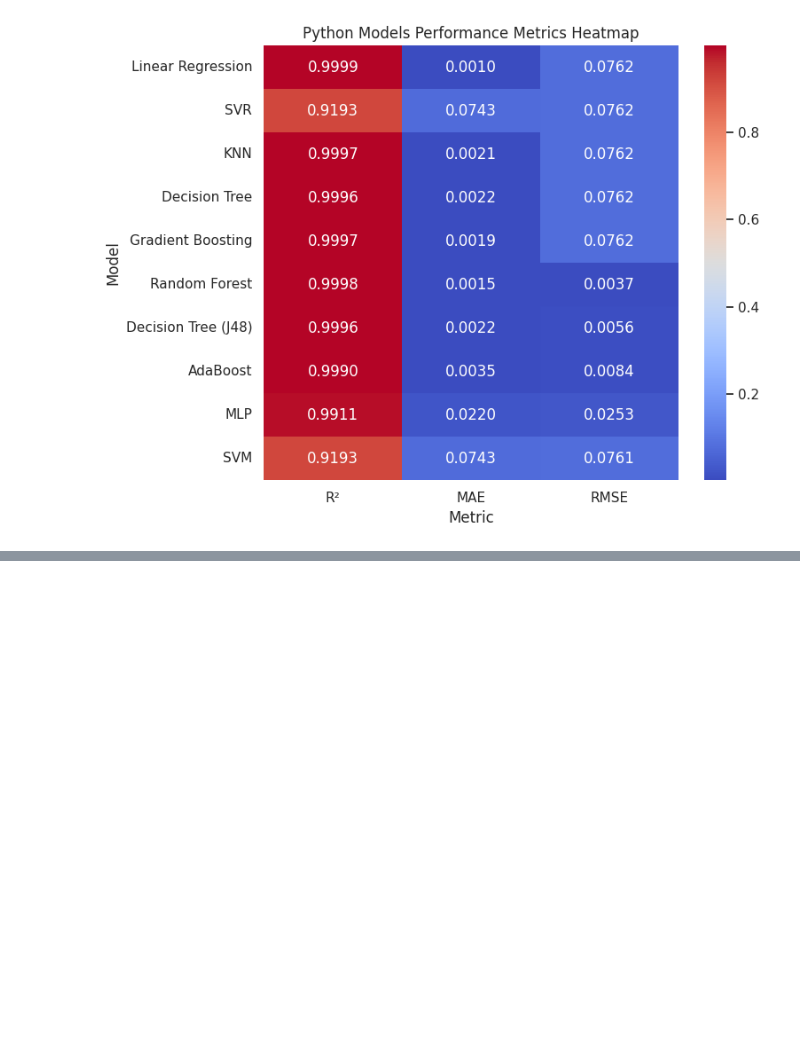
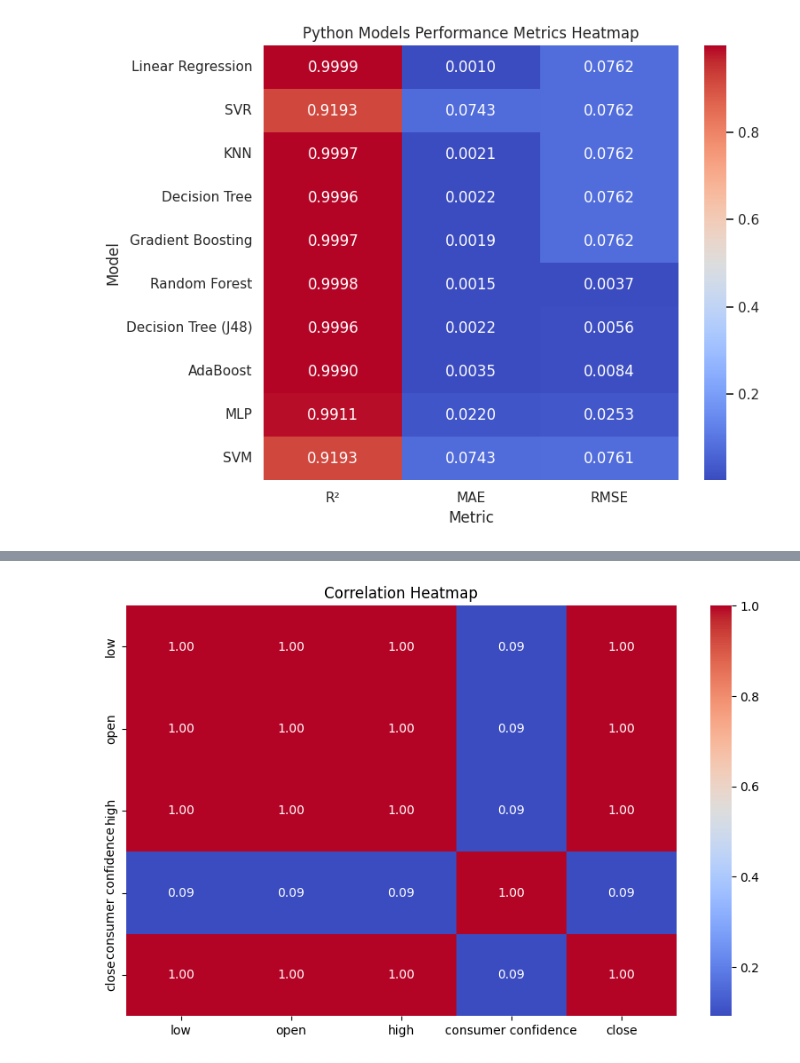
Before and after one commit to Mysterio1248/Capstone-II, a Jupyter notebook: capstone-ii.ipynb, the cells around one changed output, grey strips where cells are left out. Cells and saved outputs as stored; diff of their text form; code cells hidden in the pictures; blank space fills up the shorter version.

Commit message:
Kaggle Notebook | Capstone II | Version 4

```diff
--- a/capstone-ii.ipynb
+++ b/capstone-ii.ipynb
@@ -884,0 +887,92 @@ WEKA Models Performance Metrics:
+# %%
+import pandas as pd
+import numpy as np
+import seaborn as sns
+import matplotlib.pyplot as plt
+from sklearn.ensemble import RandomForestRegressor
+from sklearn.feature_selection import mutual_info_regression
+
+
+file_path = '/kaggle/input/selected-features-data/selected_features_data.csv'
+df = pd.read_csv(file_path)
+
+print("Dataset Overview:")
+print(df.describe())
+
+# 1. Correlation Analysis
+print("\nCorrelation Matrix:")
+correlation_matrix = df.corr()
+print(correlation_matrix)
+
+# Heatmap for visualization
+plt.figure(figsize=(10, 6))
+sns.heatmap(correlation_matrix, annot=True, cmap='coolwarm', fmt=".2f")
+plt.title("Correlation Heatmap")
+plt.show()
+
+# 2. Feature Importance with Random Forest
+X = df.drop(columns=['close'])
+y = df['close']
+
+# Train a Random Forest Regressor
+rf = RandomForestRegressor(n_estimators=100, random_state=42)
+rf.fit(X, y)
+
+# Extract feature importances
+feature_importances = pd.DataFrame({
+    'Feature': X.columns,
+    'Importance': rf.feature_importances_
+}).sort_values(by='Importance', ascending=False)
+
+print("\nFeature Importances:")
+print(feature_importances)
+
+# Bar plot for visualization
+plt.figure(figsize=(8, 5))
+sns.barplot(data=feature_importances, x='Importance', y='Feature', palette='viridis')
+plt.title("Feature Importances from Random Forest")
+plt.show()
+
+# 3. Mutual Information
+mutual_info = mutual_info_regression(X, y)
+mutual_info_series = pd.Series(mutual_info, index=X.columns).sort_values(ascending=False)
+
+print("\nMutual Information Scores:")
+print(mutual_info_series)
+
+# Bar plot for visualization
+plt.figure(figsize=(8, 5))
+mutual_info_series.plot(kind='bar', color='orange')
+plt.title("Mutual Information Scores")
+plt.show()
+
+# 4. Pairplot for Visual Exploration
+sns.pairplot(df, diag_kind='kde')
+plt.suptitle("Pairwise Feature Relationships", y=1.02)
+plt.show()
+
+# 5. Clustering (Optional: for discovering groups or trends)
+from sklearn.cluster import KMeans
+from sklearn.preprocessing import StandardScaler
+
+scaler = StandardScaler()
+scaled_data = scaler.fit_transform(df)
+
+# Perform KMeans clustering
+kmeans = KMeans(n_clusters=3, random_state=42)
+clusters = kmeans.fit_predict(scaled_data)
+
+df['Cluster'] = clusters
+
+# Visualize clusters (e.g., PCA projection)
+from sklearn.decomposition import PCA
+pca = PCA(n_components=2)
+pca_data = pca.fit_transform(scaled_data)
+
+plt.figure(figsize=(8, 6))
+sns.scatterplot(x=pca_data[:, 0], y=pca_data[:, 1], hue=df['Cluster'], palette='Set1')
+plt.title("Clustering Results (PCA Projection)")
+plt.xlabel("PCA Component 1")
+plt.ylabel("PCA Component 2")
+plt.show()
+# %% [output]
@@ -884,0 +996 @@ WEKA Models Performance Metrics:
+[figure, added]
```
Also changed, not shown: parts of 3 cells of this notebook.
